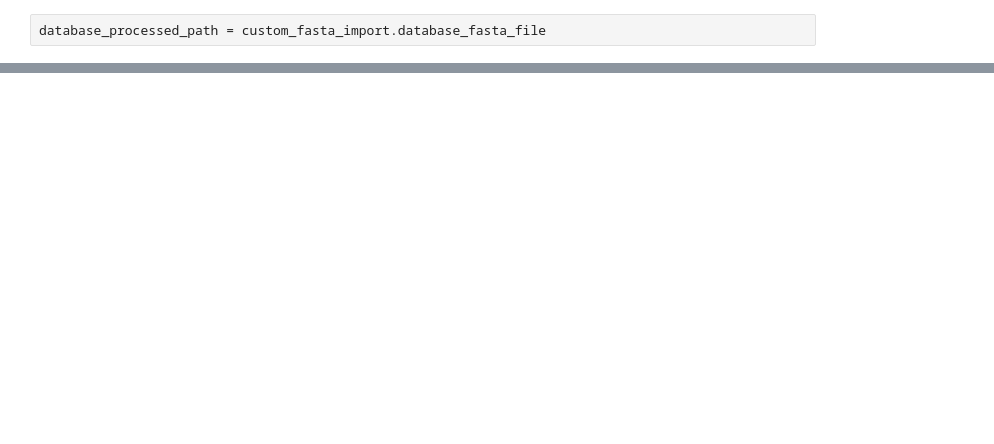
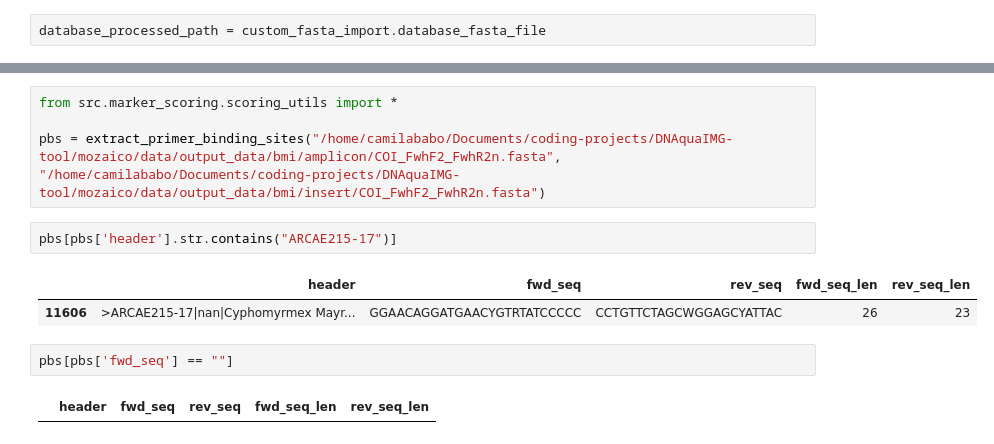
Before and after one commit to CIBIO-BU/mozaiko, a Jupyter notebook: pipeline_bmi.ipynb, the cells around one changed output, grey strips where cells are left out. Cells and saved outputs as stored; diff of their text form; blank space fills up the shorter version.

```diff
--- a/pipeline_bmi.ipynb
+++ b/pipeline_bmi.ipynb
@@ -94,0 +142,13 @@ KeyError: "None of [Index(['seq_id', 'taxon', 'three_end_mismatch_sum'], dtype='
+# %%
+from src.marker_scoring.scoring_utils import *
+
+pbs = extract_primer_binding_sites("/home/camilababo/Documents/coding-projects/DNAquaIMG-tool/mozaico/data/output_data/bmi/amplicon/COI_FwhF2_FwhR2n.fasta", "/home/camilababo/Documents/coding-projects/DNAquaIMG-tool/mozaico/data/output_data/bmi/insert/COI_FwhF2_FwhR2n.fasta")
+# %%
+pbs[pbs['header'].str.contains("ARCAE215-17")]
+# %% [output]
+|  | header | fwd_seq | rev_seq | fwd_seq_len | rev_seq_len |
+| 11606 | >ARCAE215-17|nan|Cyphomyrmex Mayr... | GGAACAGGATGAACYGTRTATCCCCC | CCTGTTCTAGCWGGAGCYATTAC | 26 | 23 |
+# %%
+pbs[pbs['fwd_seq'] == ""]
+# %% [output]
+|  | header | fwd_seq | rev_seq | fwd_seq_len | rev_seq_len |
```
Also changed, not shown: parts of 7 cells of this notebook, 6 other files.
